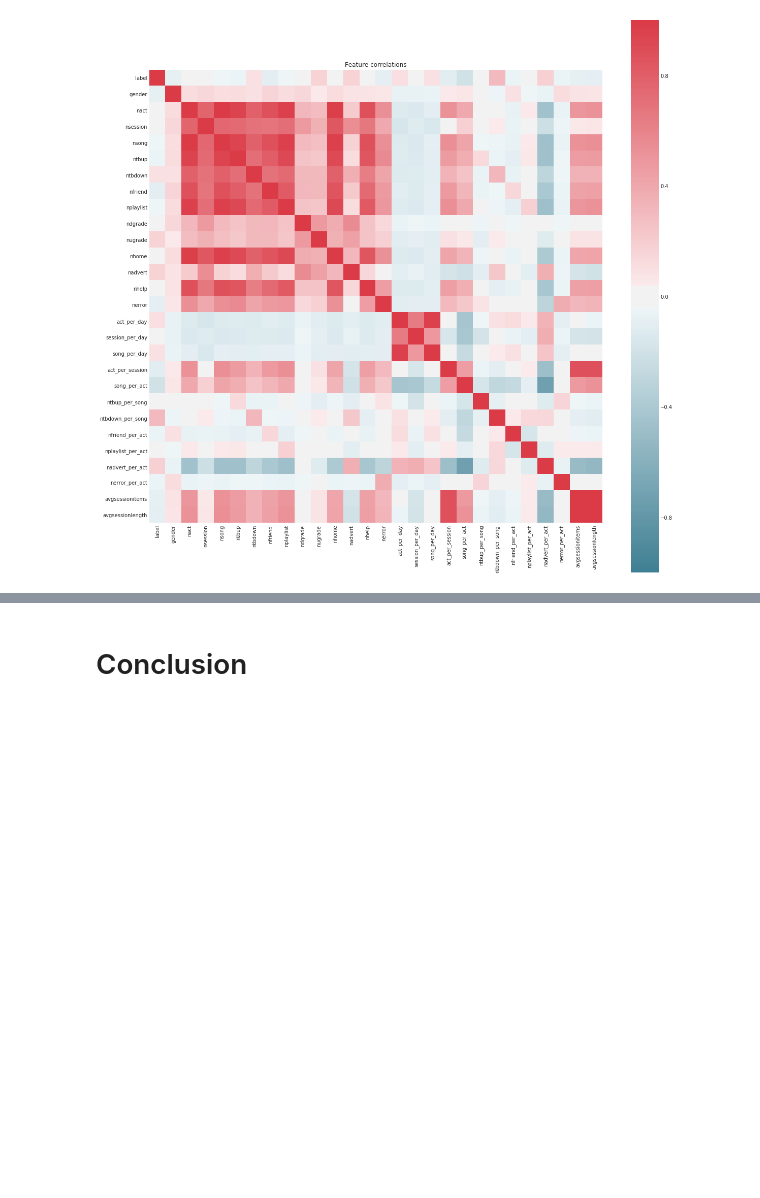
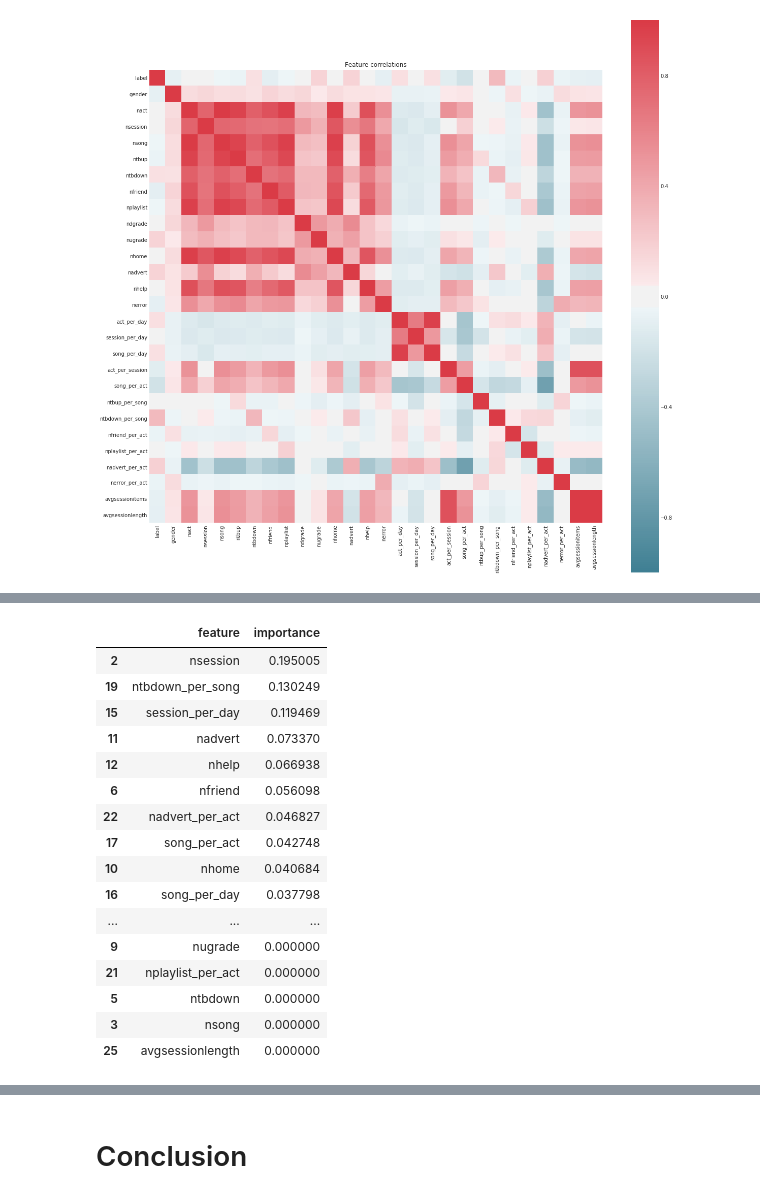
Before and after one commit to zhuzhy1214/sparkify, a Jupyter notebook: Sparkify.ipynb, the cells around one changed output, grey strips where cells are left out. Drawn from its saved outputs; the diff is of its cells as text; code cells hidden in the pictures; blank space fills up the shorter version.

```diff
--- a/Sparkify.ipynb
+++ b/Sparkify.ipynb
@@ -755,0 +1070,24 @@ Clean up your code, adding comments and renaming variables to make the code easi
+# %%
+# Display feature importances
+importances = model_best_gbdt.stages[-1].featureImportances
+importances_list = [importances[i] for i in range(len(importances))]
+names = binary_columns + numeric_columns
+pd.DataFrame({"feature": names,"importance": importances_list, }).sort_values('importance', ascending = False)
+# %% [output]
+|  | feature | importance |
+| 2 | nsession | 0.195005 |
+| 19 | ntbdown_per_song | 0.130249 |
+| 15 | session_per_day | 0.119469 |
+| 11 | nadvert | 0.073370 |
+| 12 | nhelp | 0.066938 |
+| 6 | nfriend | 0.056098 |
+| 22 | nadvert_per_act | 0.046827 |
+| 17 | song_per_act | 0.042748 |
+| 10 | nhome | 0.040684 |
+| 16 | song_per_day | 0.037798 |
+| ... | ... | ... |
+| 9 | nugrade | 0.000000 |
+| 21 | nplaylist_per_act | 0.000000 |
+| 5 | ntbdown | 0.000000 |
+| 3 | nsong | 0.000000 |
+| 25 | avgsessionlength | 0.000000 |
```
Also changed, not shown: parts of 60 cells of this notebook.
